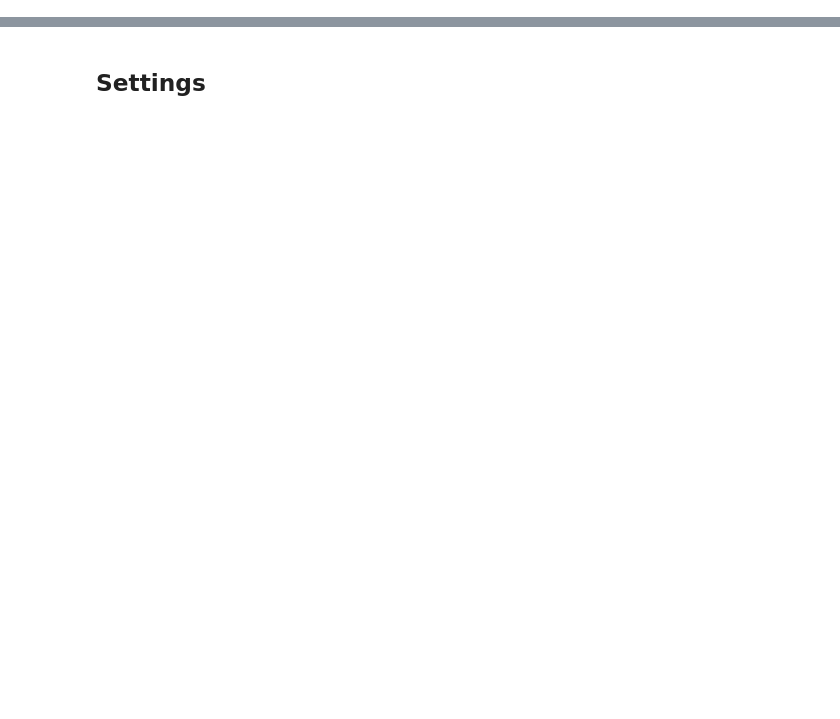
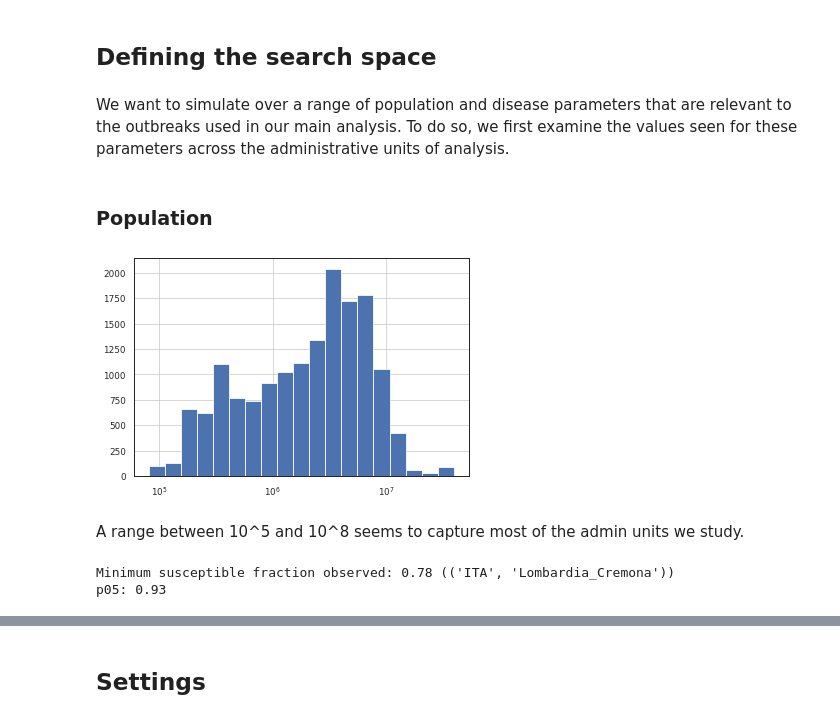
Before and after one commit to Global-Policy-Lab/gpl-covid, a Jupyter notebook: notebooks/iwb-robustness-sims.ipynb, the cells around one changed output, grey strips where cells are left out. Drawn from its saved outputs; the diff is of its cells as text; code cells hidden in the pictures; blank space fills up the shorter version.

```diff
--- a/notebooks/iwb-SEIR.ipynb
+++ b/notebooks/iwb-robustness-sims.ipynb
@@ -21,0 +24,24 @@ out_home = cutil.RESULTS / "other" / "sims"
+# %% [markdown]
+## Defining the search space
+# %% [markdown]
+We want to simulate over a range of population and disease parameters that are relevant to the outbreaks used in our main analysis. To do so, we first examine the values seen for these parameters across the administrative units of analysis.
+# %%
+dfs = []
+for i in cutil.ISOS:
+    df = pd.read_csv(cutil.MODELS / "reg_data" / f"{i}_reg_data.csv")
+    name_cols = [c for c in df.columns if c.endswith("_name") and not c.startswith("adm0") and c != "adm1_adm2_name"]
+    df["admX_name"] = df[name_cols].agg('_'.join, axis=1)
+    df = df.drop(columns=name_cols).set_index(["adm0_name","admX_name"], drop=True)
+    dfs.append(df)
+reg_df = pd.concat(dfs)
+reg_df["date"] = pd.to_datetime(reg_df.date)
+# %% [markdown]
+### Population
+# %%
+logbins = np.logspace(np.log10(reg_df.population).min(),np.log10(reg_df.population).max(),20)
+reg_df.population.hist(bins=logbins)
+plt.xscale("log")
+# %% [output]
+[figure, added]
+# %% [markdown]
+A range between 10^5 and 10^8 seems to capture most of the admin units we study.
@@ -21,0 +63,6 @@ out_home = cutil.RESULTS / "other" / "sims"
+# %%
+print(f"Minimum susceptible fraction observed: {S.min():.2f} ({S.idxmin()})")
+print(f"p05: {S.groupby(level=[0,1]).min().quantile(.05):.2f}")
+# %% [output]
+Minimum susceptible fraction observed: 0.78 (('ITA', 'Lombardia_Cremona'))
+p05: 0.93
```
Also changed, not shown: parts of 20 cells of this notebook, 3 other files.
